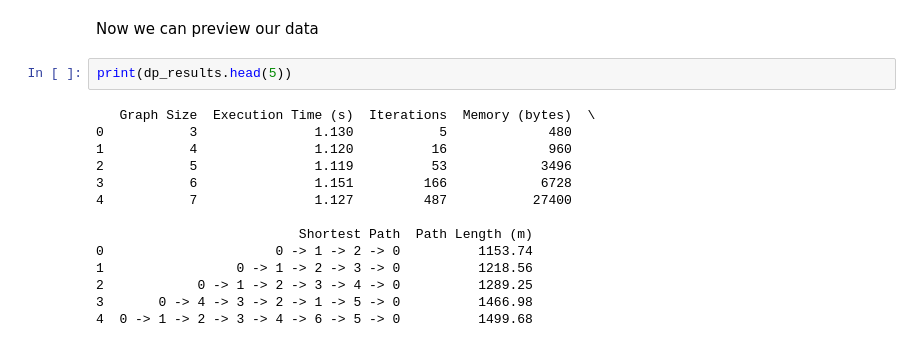
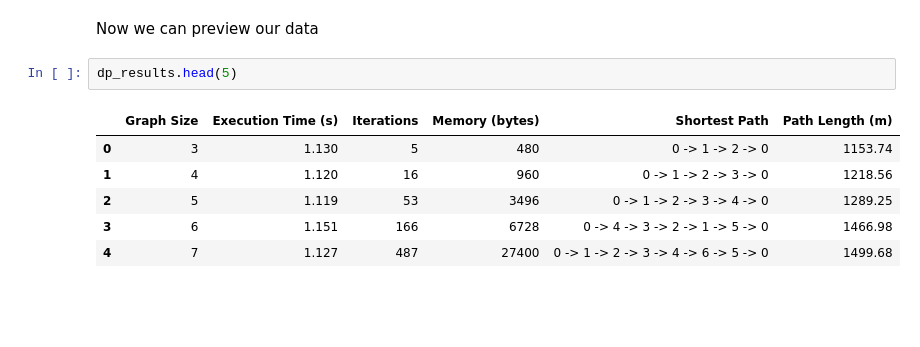
Before and after one commit to LowIQCoder/NIC_Project, a Jupyter notebook: analisys.ipynb, the cells around one changed output. Drawn from its saved outputs; the diff is of its cells as text; blank space fills up the shorter version.

```diff
--- a/analisys.ipynb
+++ b/analisys.ipynb
@@ -22,18 +24,11 @@ ga_results = pd.read_csv('./results/results_ga.csv')
 # %% [markdown]
 Now we can preview our data
 # %%
-print(dp_results.head(5))
+dp_results.head(5)
 # %% [output]
-   Graph Size  Execution Time (s)  Iterations  Memory (bytes)  \
-0           3               1.130           5             480
-1           4               1.120          16             960
-2           5               1.119          53            3496
-3           6               1.151         166            6728
-4           7               1.127         487           27400
-
-                          Shortest Path  Path Length (m)
-0                      0 -> 1 -> 2 -> 0          1153.74
-1                 0 -> 1 -> 2 -> 3 -> 0          1218.56
-2            0 -> 1 -> 2 -> 3 -> 4 -> 0          1289.25
-3       0 -> 4 -> 3 -> 2 -> 1 -> 5 -> 0          1466.98
-4  0 -> 1 -> 2 -> 3 -> 4 -> 6 -> 5 -> 0          1499.68
+|  | Graph Size | Execution Time (s) | Iterations | Memory (bytes) | Shortest Path | Path Length (m) |
+| 0 | 3 | 1.130 | 5 | 480 | 0 -> 1 -> 2 -> 0 | 1153.74 |
+| 1 | 4 | 1.120 | 16 | 960 | 0 -> 1 -> 2 -> 3 -> 0 | 1218.56 |
+| 2 | 5 | 1.119 | 53 | 3496 | 0 -> 1 -> 2 -> 3 -> 4 -> 0 | 1289.25 |
+| 3 | 6 | 1.151 | 166 | 6728 | 0 -> 4 -> 3 -> 2 -> 1 -> 5 -> 0 | 1466.98 |
+| 4 | 7 | 1.127 | 487 | 27400 | 0 -> 1 -> 2 -> 3 -> 4 -> 6 -> 5 -> 0 | 1499.68 |
```
Also changed, not shown: parts of 27 cells of this notebook, 5 other files.
